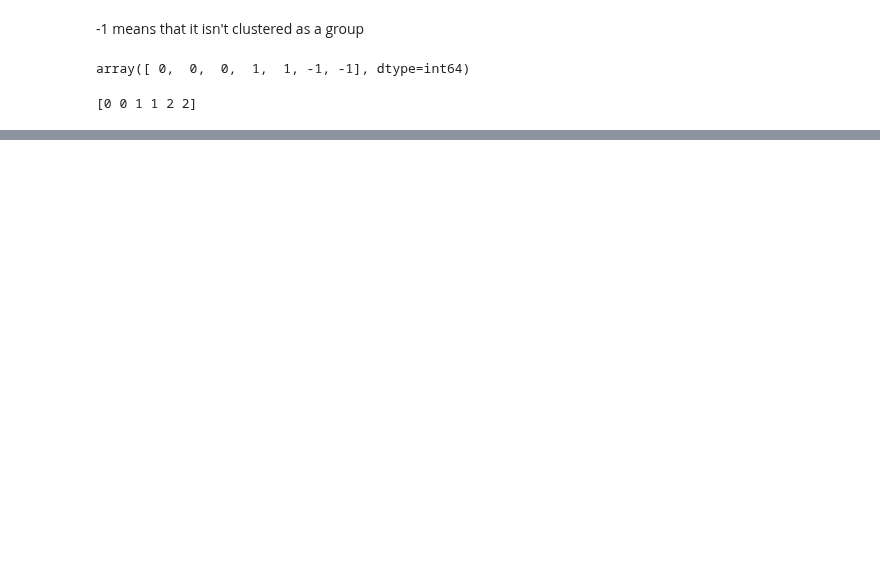
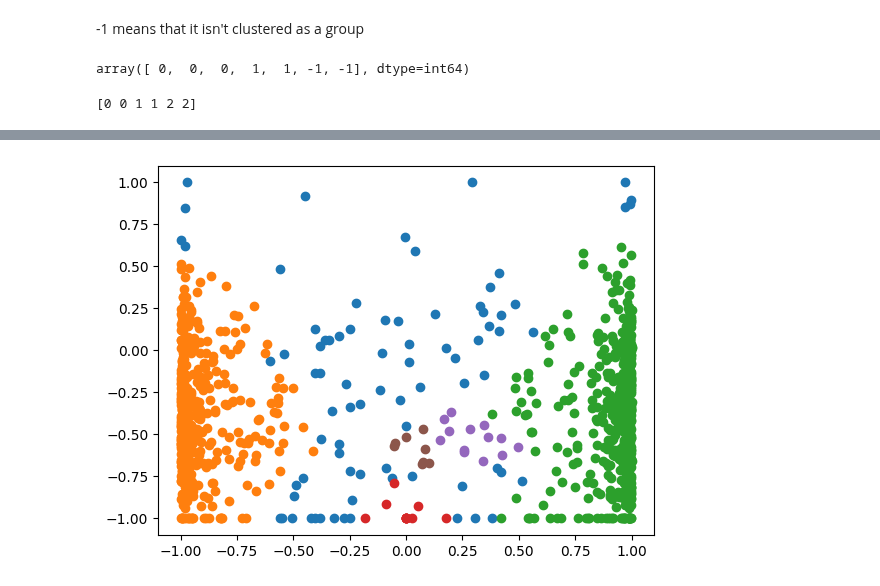
Before and after one commit to TobyBritton1/NewsBiasMapping, a Jupyter notebook: DBSCANTest.ipynb, the cells around one changed output, grey strips where cells are left out. Drawn from its saved outputs; the diff is of its cells as text; code cells hidden in the pictures; blank space fills up the shorter version.

```diff
--- a/DBSCANTest.ipynb
+++ b/DBSCANTest.ipynb
@@ -3,0 +8,5 @@ import numpy as np
+# %%
+print('Loading File')
+file = open('rust-articles-backup.json', encoding='utf8')
+articles = pd.DataFrame.from_dict(json.load(file))
+print('File Loaded')
@@ -29,0 +58,15 @@ print(labels)
+# %%
+max = 0
+maxCounter = 0
+counter = 0.01
+while counter <= 1:
+    labels = ClusterMetrics(np.array(metrics),counter,10)
+    length = len(set(labels))
+    withGroup = 1 - (np.count_nonzero(labels == -1) / len(labels))
+    maximizeValue = withGroup * length
+    if maximizeValue > max:
+        maxCounter = counter
+        max = maximizeValue
+    counter = round(counter + 0.01,3)
+
+print(maxCounter,max)
@@ -29,0 +75,6 @@ print(labels)
+# %%
+counter = maxCounter
+labels = ClusterMetrics(np.array(metrics),counter,10)
+length = len(set(labels))
+print(labels)
+print(np.count_nonzero(labels == -1))
@@ -29,0 +99,15 @@ print(labels)
+# %%
+x = [0,1,2]
+y = [0,1,1]
+for i in range(length):
+    i = i - 1
+    x = []
+    y = []
+    for j in range(len(labels)):
+        if labels[j] == i:
+            x.append(sentiments[j])
+            y.append(factBaseds[j])
+    plt.scatter(x,y)
+plt.show()
+# %% [output]
+[figure, added]
```
Also changed, not shown: parts of 6 cells of this notebook, 3 other files.
